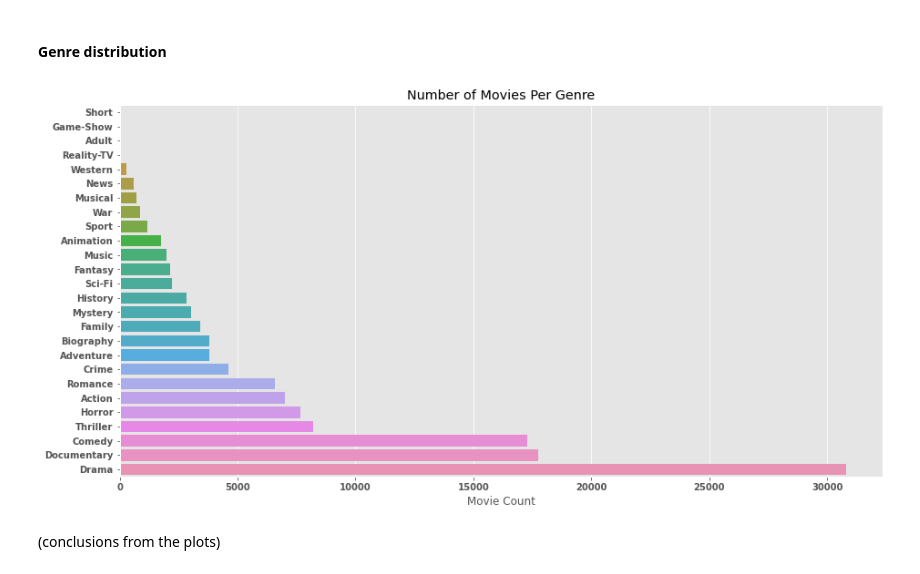
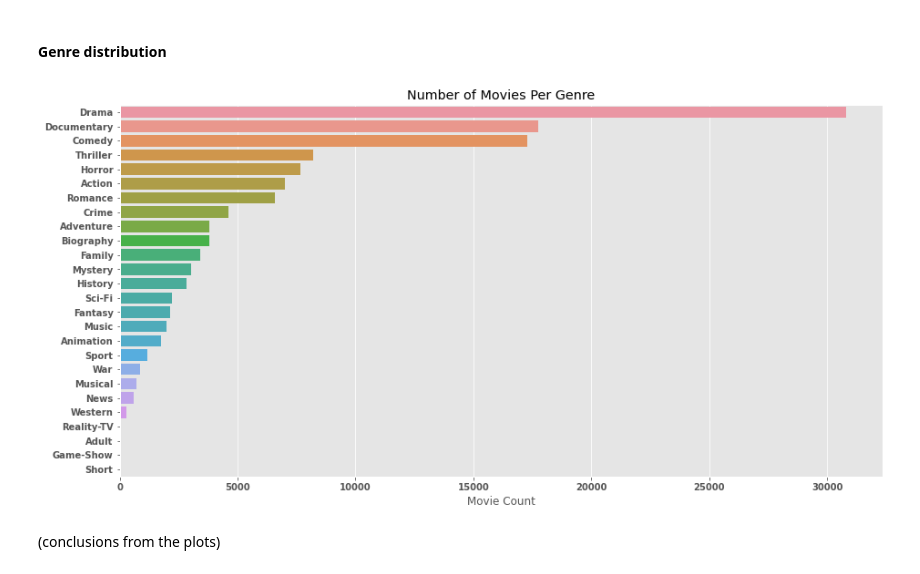
Before and after one commit to waihiga9/ExploratoryDataAnalysis_MoviesDataset, a Jupyter notebook: EDA_movies.ipynb, the cells around one changed output. Saved outputs shown, nothing was run; the diff lists cells and outputs as text; code cells hidden in the pictures.

```diff
--- a/EDA_movies.ipynb
+++ b/EDA_movies.ipynb
@@ -365,14 +361,14 @@ Name: genres, dtype: int64
 # %%
 # Set up plot
 fig, ax = plt.subplots(figsize=(15,7.5))
-sns.countplot(data=genre_df, y='genres', order = genre_df['genres'].value_counts(ascending=True).index)
+sns.countplot(data=genre_df, y='genres', order = genre_df['genres'].value_counts().index)
 plt.xticks(fontsize =10, fontweight = 'bold')
 plt.yticks(fontsize =10, fontweight = 'bold')
 plt.xlabel('Movie Count' )
 plt.ylabel('')
 plt.title('Number of Movies Per Genre');
 # %% [output]
-[figure, old version]
+[figure, new version]
 # %% [markdown]
 (conclusions from the plots)
 # %% [markdown]
```
Also changed, not shown: parts of 28 cells of this notebook.
